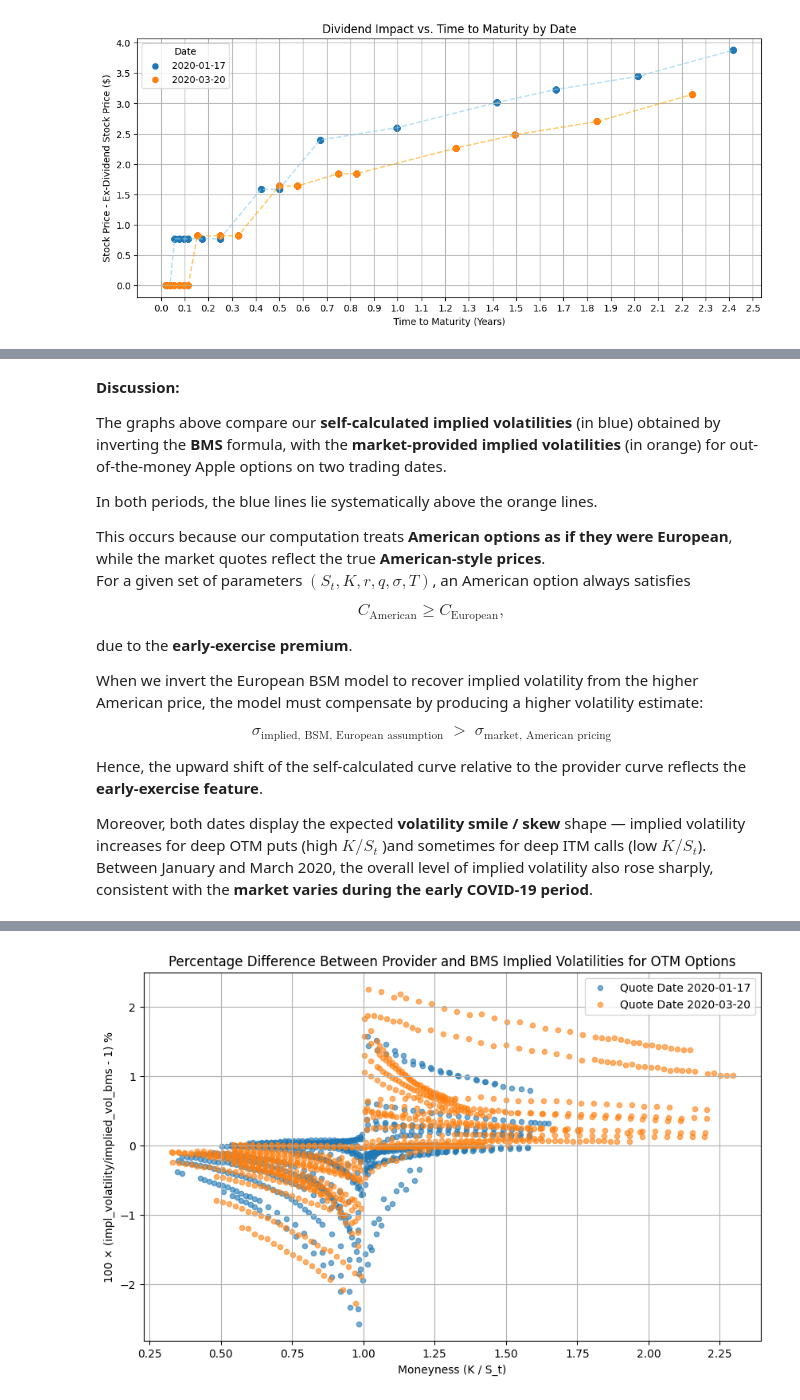
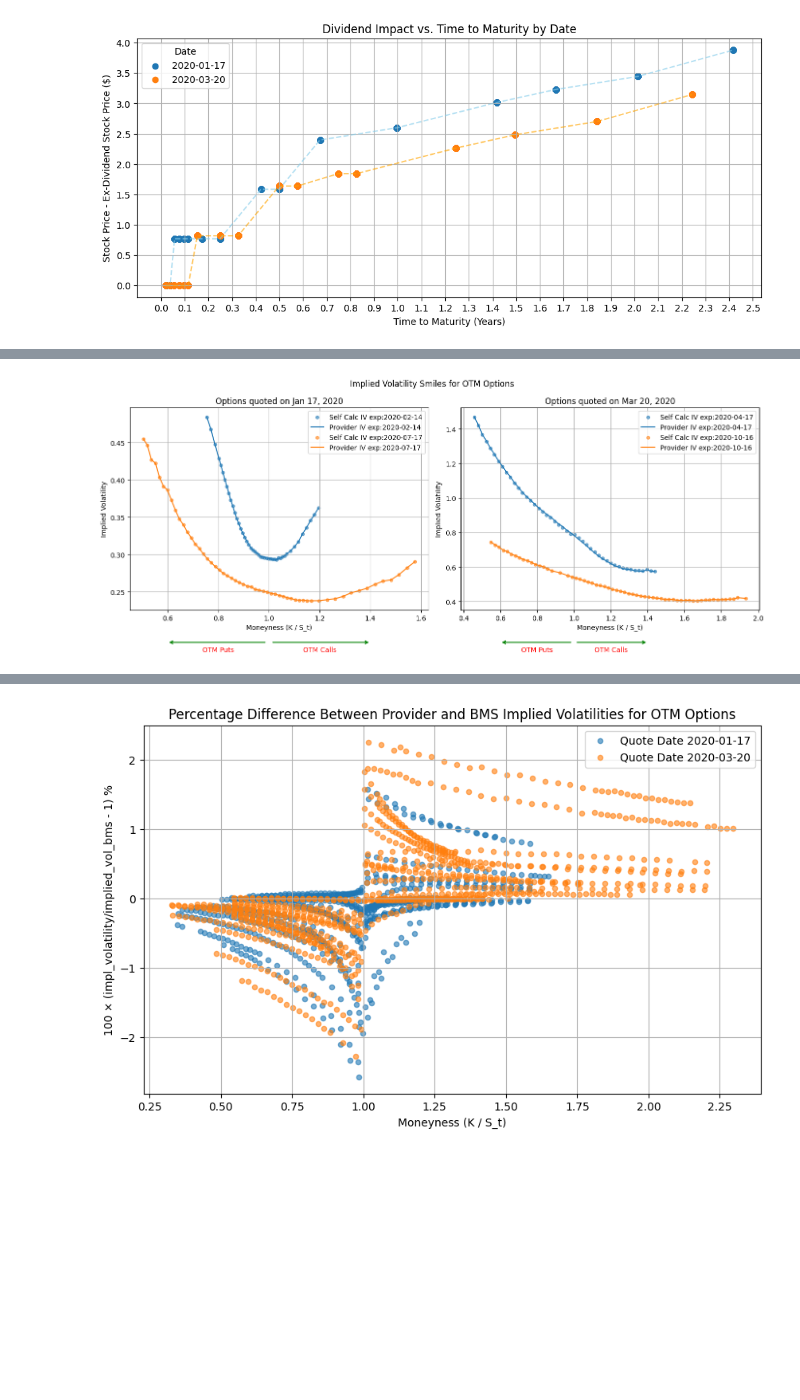
Before and after one commit to navid-nb/MSc_Derivatives_Project1, a Jupyter notebook: 202510-assignment1-en.ipynb, the cells around one changed output, grey strips where cells are left out. Drawn from its saved outputs; the diff is of its cells as text; code cells hidden in the pictures; blank space fills up the shorter version.

```diff
--- a/202510-assignment1-en.ipynb
+++ b/202510-assignment1-en.ipynb
@@ -337,27 +278,41 @@ plt.show()
-# %% [markdown]
-**Discussion:**
-
-The graphs above compare our **self-calculated implied volatilities** (in blue) obtained by inverting the **BMS** formula, with the **market-provided implied volatilities** (in orange) for out-of-the-money Apple options on two trading dates.
-
-In both periods, the blue lines lie systematically above the orange lines.
-
-This occurs because our computation treats **American options as if they were European**, while the market quotes reflect the true **American-style prices**.
-For a given set of parameters $ (S_t, K, r, q, \sigma, T) $, an American option always satisfies
-
-$$
-C_{\text{American}} \geq C_{\text{European}},
-$$
-
-due to the **early-exercise premium**.
-
-When we invert the European BSM model to recover implied volatility from the higher American price, the model must compensate by producing a higher volatility estimate:
-
-$$
-\sigma_{\text{implied, BSM, European assumption}} \;>\;
-\sigma_{\text{market, American pricing}}
-$$
-
-Hence, the upward shift of the self-calculated curve relative to the provider curve reflects the **early-exercise feature**.
-
-Moreover, both dates display the expected **volatility smile / skew** shape — implied volatility increases for deep OTM puts (high $K/S_t$ )and sometimes for deep ITM calls (low $K/S_t$).
-Between January and March 2020, the overall level of implied volatility also rose sharply, consistent with the **market varies during the early COVID-19 period**.
+# %%
+from helpers.BMS import implied_vol_BMS
+from helpers.plotting import Q3_plot1 , Q3_plot2
+import matplotlib.pyplot as plt
+import numpy as np
+
+# Calculate standard moneyness
+options['moneyness'] = options['strike'] / options['stock_exdiv']
+
+# Find ATM implied volatility for each date-expiration pair
+# ATM is where moneyness is closest to 1
+atm_iv = options.groupby(['date', 'exdate']).apply(
+    lambda group: group.loc[(group['moneyness'] - 1).abs().idxmin(), 'implied_vol_bms']
+).reset_index(name='atm_iv')
+
+#  Merge ATM IV back to the main dataframe
+options = options.merge(atm_iv, on=['date', 'exdate'], how='left')
+
+# Calculate standardized moneyness using ATM IV
+options['moneyness_adjusted'] = (
+    np.log(options['strike'] / options['stock_exdiv']) /
+    (options['atm_iv'] * np.sqrt(options['YTM']))
+)
+
+# filtering for Out-of-the-money options
+otm_options_call = options[(options['moneyness'] > 1) & (options['cp_flag'] == 'C')]
+otm_options_put = options[(options['moneyness'] <= 1) & (options['cp_flag'] == 'P')]
+otm_options = pd.concat((otm_options_call, otm_options_put), axis=0)
+
+# Calculate the implied vol for Out-of-the-money options
+otm_options['self_calc_imp_vol_BMS'] = otm_options.apply(
+    lambda row: implied_vol_BMS(row['cp_flag'], row['stock_exdiv'], row['strike'], row['risk_free'], row['YTM'], row['option_price'],"brentq"),
+    axis = 1
+)
+
+# plotting
+fig1=Q3_plot1(otm_options)
+plt.tight_layout()
+plt.show()
+# %% [output]
+[figure, added]
```
Also changed, not shown: parts of 12 cells of this notebook, 1 other file.
